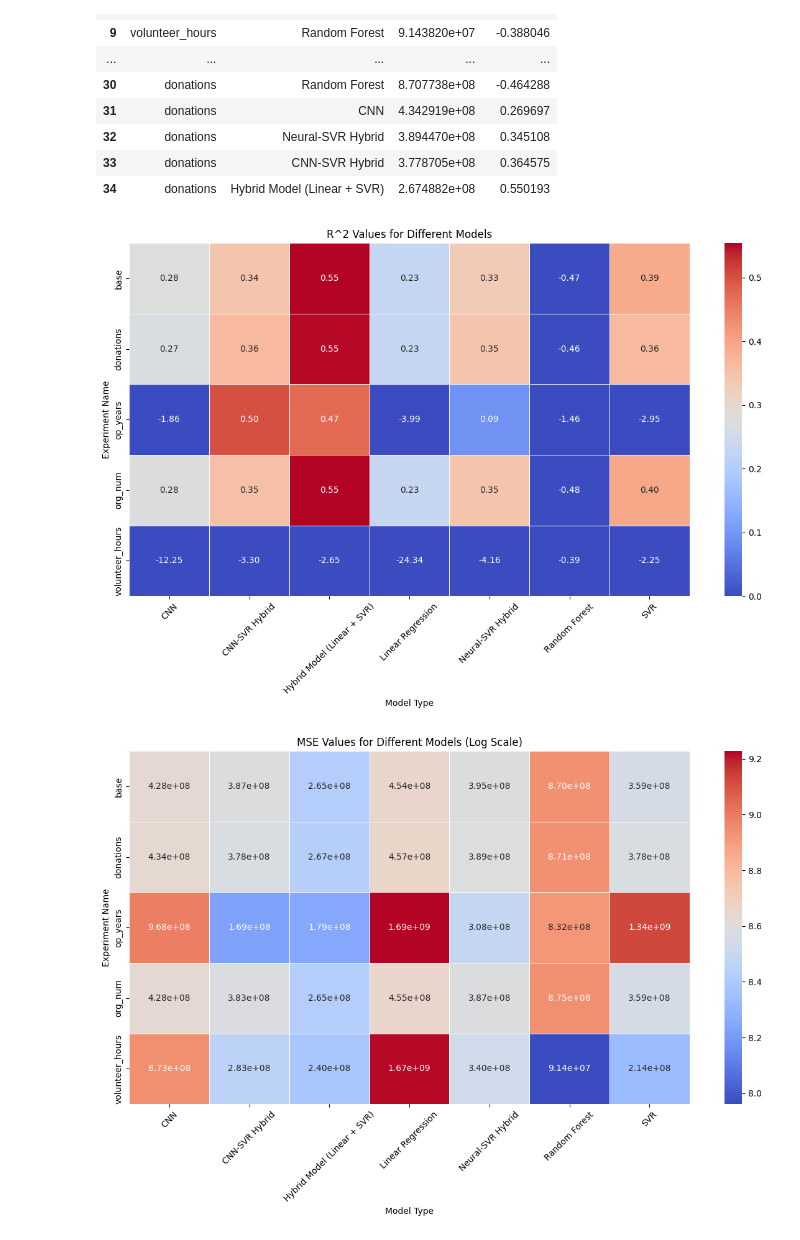
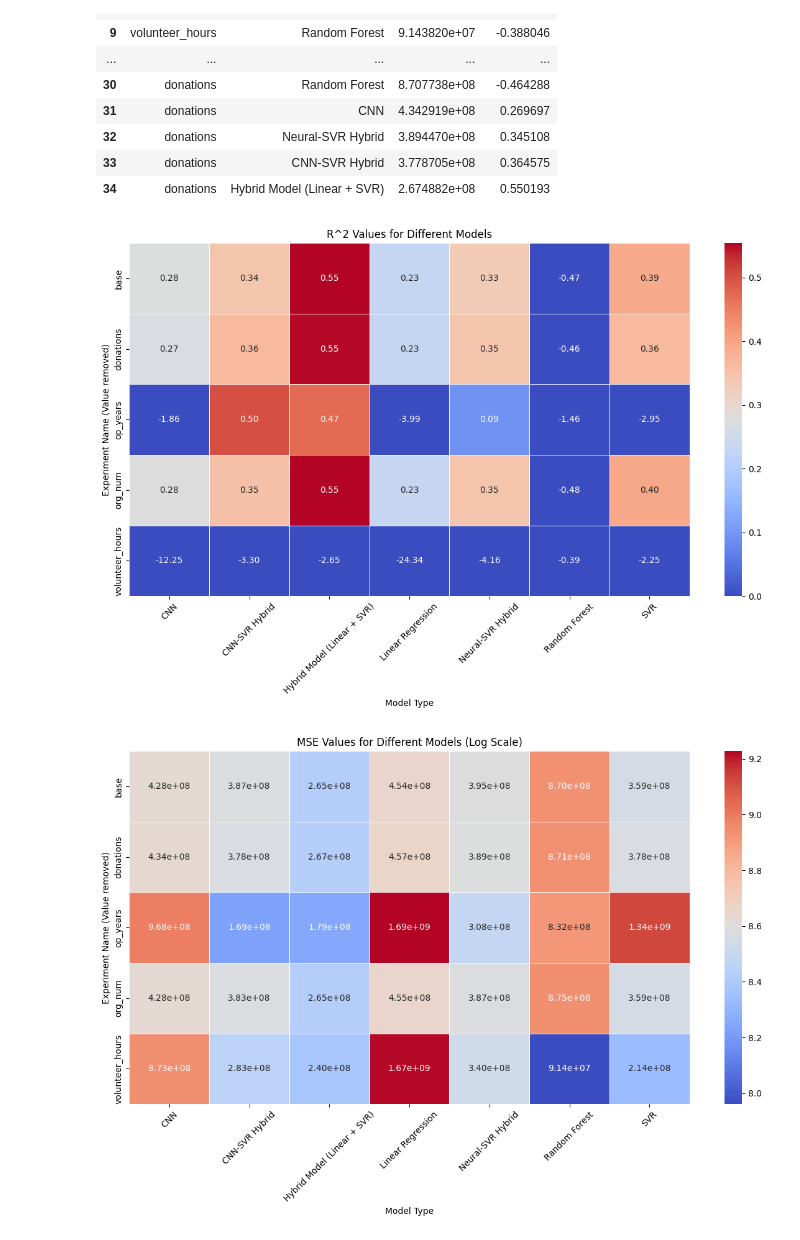
Before and after one commit to IvanRomero03/qs80tec-prediction, a Jupyter notebook: view_results.ipynb, the cells around one changed output. Cells and saved outputs as stored; diff of their text form; code cells hidden in the pictures.

Commit message:
better graphs

```diff
--- a/view_results.ipynb
+++ b/view_results.ipynb
@@ -88,28 +88,28 @@ Experiment: {'Linear Regression': {'mse': {'mean': 457270881.7841815, 'std': 0.0
 # %%
 # Plotting the results R^2 first
 # create an adjacency matrix for the models x name x r2
 pivot_r2 = df.pivot(index='name', columns='model_type', values='r2')
 pivot_r2 = pivot_r2.fillna(0)
 
 # Create a copy for display values (actual R² values)
 pivot_r2_display = pivot_r2.copy()
 
 # Create a copy for coloring (negative values set to 0)
 pivot_r2_color = pivot_r2.copy()
 pivot_r2_color[pivot_r2_color < 0] = 0
 
 plt.figure(figsize=(12, 8))
 sns.heatmap(pivot_r2_color, annot=pivot_r2_display,
             cmap='coolwarm', fmt=".2f", linewidths=.5)
 plt.title('R^2 Values for Different Models')
 plt.xlabel('Model Type')
-plt.ylabel('Experiment Name')
+plt.ylabel('Experiment Name (Value removed)')
 plt.xticks(rotation=45)
 plt.tight_layout()
 plt.savefig('r2_heatmap.png', dpi=300, bbox_inches='tight')
 plt.show()
 # %% [output]
-[figure, old version]
+[figure, new version]
 # %%
 # plot mse with log scale
 pivot_mse = df.pivot(index='name', columns='model_type', values='mse')
@@ -126,10 +126,10 @@ sns.heatmap(pivot_mse_color, annot=pivot_mse_display,
             cmap='coolwarm', fmt=".2e", linewidths=.5)
 plt.title('MSE Values for Different Models (Log Scale)')
 plt.xlabel('Model Type')
-plt.ylabel('Experiment Name')
+plt.ylabel('Experiment Name (Value removed)')
 plt.xticks(rotation=45)
 plt.tight_layout()
 plt.savefig('mse_heatmap_log.png', dpi=300, bbox_inches='tight')
 plt.show()
 # %% [output]
-[figure, old version]
+[figure, new version]
```
